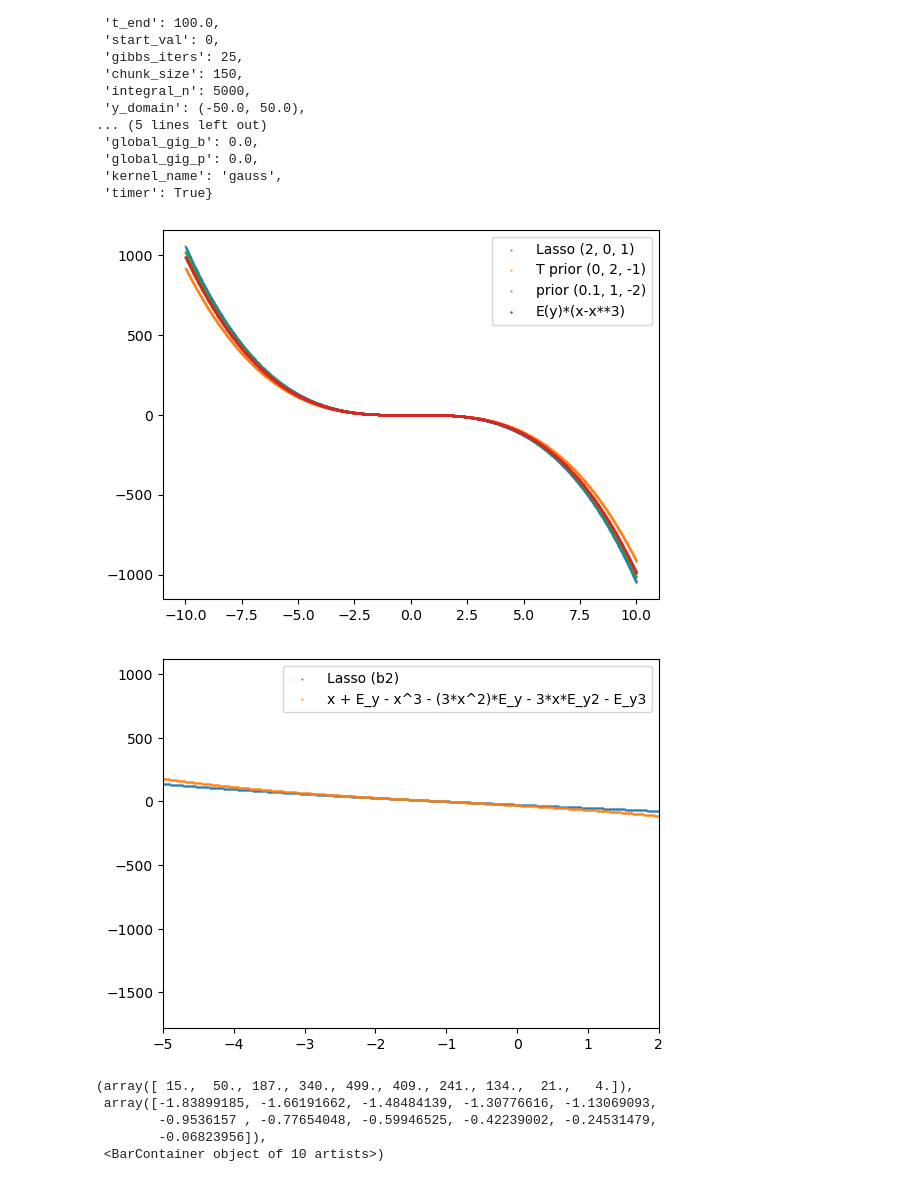
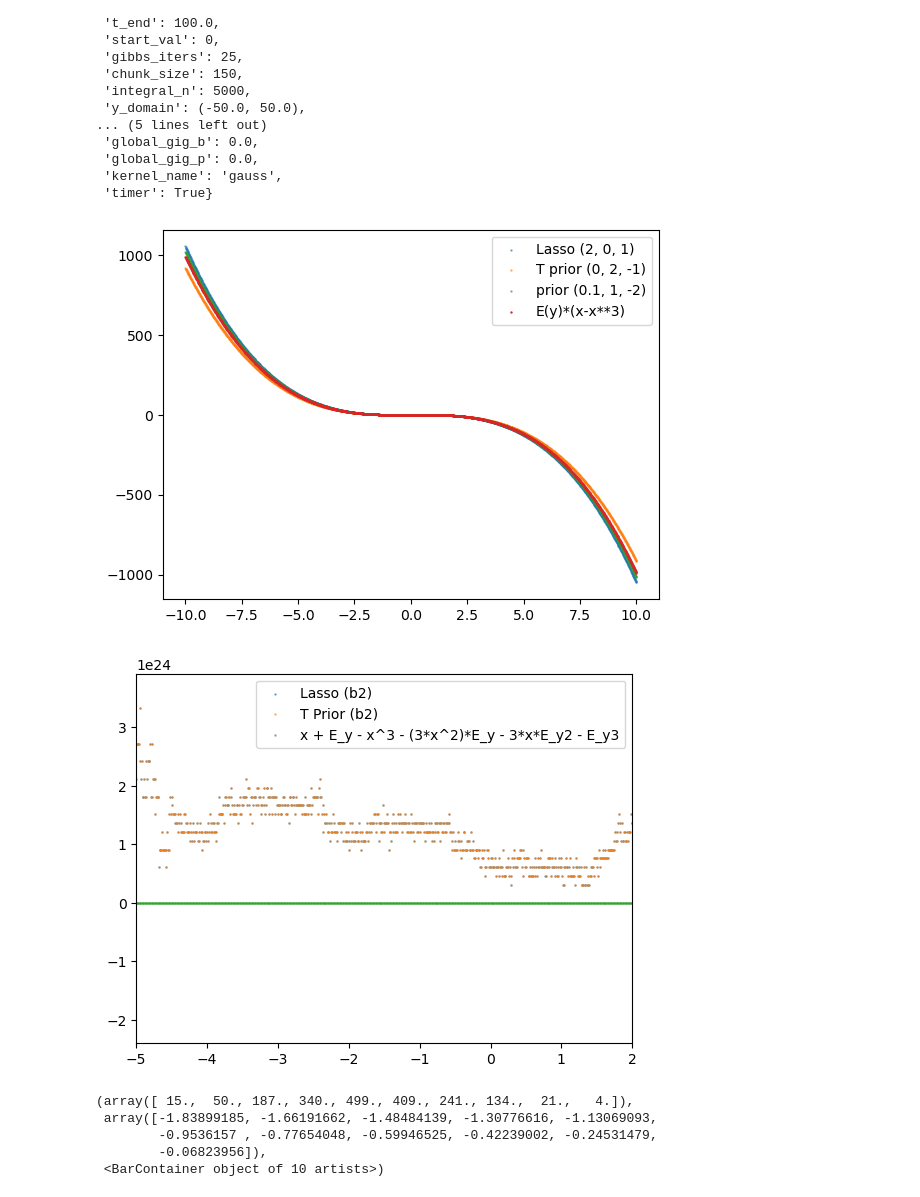
Before and after one commit to hubarruby/BayesSDEs, a Jupyter notebook: fredholm/fredholm_plotting.ipynb, the cells around one changed output. Saved outputs shown, nothing was run; the diff lists cells and outputs as text; code cells hidden in the pictures.

Commit message:
adding two new b functions

```diff
--- a/fredholm/fredholm_plotting.ipynb
+++ b/fredholm/fredholm_plotting.ipynb
@@ -169,38 +154,39 @@ range_linspace= [-10,10]
 #     int_N = 5000
 # )
 #
 # b2_mat = estimated_b_function_matrix(
 #     range_linspace=range_linspace,
 #     init_data=init_data2,
 #     kernel = gauss_kernel,
 #     known_b=b2_v,
-#     y_domain=[-10,10],
+#     y_domain=[-50,50],
 #     int_N = 5000
 # )
 
 x_vals = np.linspace(range_linspace[0], range_linspace[1], len(init_data)-1)
 E_y, E_y2, E_y3 = 1, 11, 31
 b_bar2_manual = x_vals + E_y - x_vals**3 - (3*x_vals**2)*E_y - 3*x_vals*E_y2 - E_y3
 
 # plt.scatter(x_vals, estimated_b_function_calc(b_mat, np.random.normal(0,0.1, len(first_betas))), alpha = 0.6, s=0.5, label='absolute random')
 # plt.scatter(x_vals, estimated_b_function_mat_calc(b1_mat, lasso_betas), alpha = 0.6, s=0.5, label='Lasso')
 plt.scatter(x_vals, estimated_b_function_mat_calc(b1_mat, lasso_nonglobal_betas), alpha = 0.6, s=0.5, label='Lasso (2, 0, 1)')
 plt.scatter(x_vals, estimated_b_function_mat_calc(b1_mat, tprior_nonglobal_betas), alpha = 0.6, s=0.5, label='T prior (0, 2, -1)')
 plt.scatter(x_vals, estimated_b_function_mat_calc(b1_mat, beta_nonglobal_01_1_neg2_b1), alpha = 0.6, s=0.5, label='prior (0.1, 1, -2)')
 plt.scatter(x_vals, (x_vals-x_vals**3), s=0.5, label='E(y)*(x-x**3)')
 plt.legend()
 plt.show()
 
-plt.scatter(x_vals, estimated_b_function_mat_calc(b2_mat, lasso_nonglobal_b2_smally_betas), alpha = 0.6, s=0.5, label='Lasso (b2)')
-# plt.scatter(x_vals, estimated_b_function_mat_calc(b2_mat, tprior_nonglobal_b2_betas), alpha = 0.6, s=0.5, label='T Prior (b2)')
+# plt.scatter(x_vals, estimated_b_function_mat_calc(b2_mat, lasso_nonglobal_b2_smally_betas), alpha = 0.6, s=0.5, label='Lasso (b2)')
+plt.scatter(x_vals, estimated_b_function_mat_calc(b2_mat, lasso_nonglobal_b2_betas), alpha = 0.6, s=0.5, label='Lasso (b2)')
+plt.scatter(x_vals, estimated_b_function_mat_calc(b2_mat, tprior_nonglobal_b2_betas), alpha = 0.6, s=0.5, label='T Prior (b2)')
 plt.scatter(x_vals, b_bar2_manual, label='x + E_y - x^3 - (3*x^2)*E_y - 3*x*E_y2 - E_y3', s=0.8, alpha=0.5)
-plt.xlim(-5, 2)
+# plt.xlim(-5, 2)
 # plt.scatter(x_vals, (x_vals-x_vals**3), s=0.5, label='(x-x**3)')
 plt.legend()
 plt.show()
 # %% [output]
 [figure]
-[figure, old version]
+[figure, new version]
 # %%
 plt.hist(init_data2)
 # %% [output]
```
Also changed, not shown: parts of 2 cells of this notebook, 1 other file.
